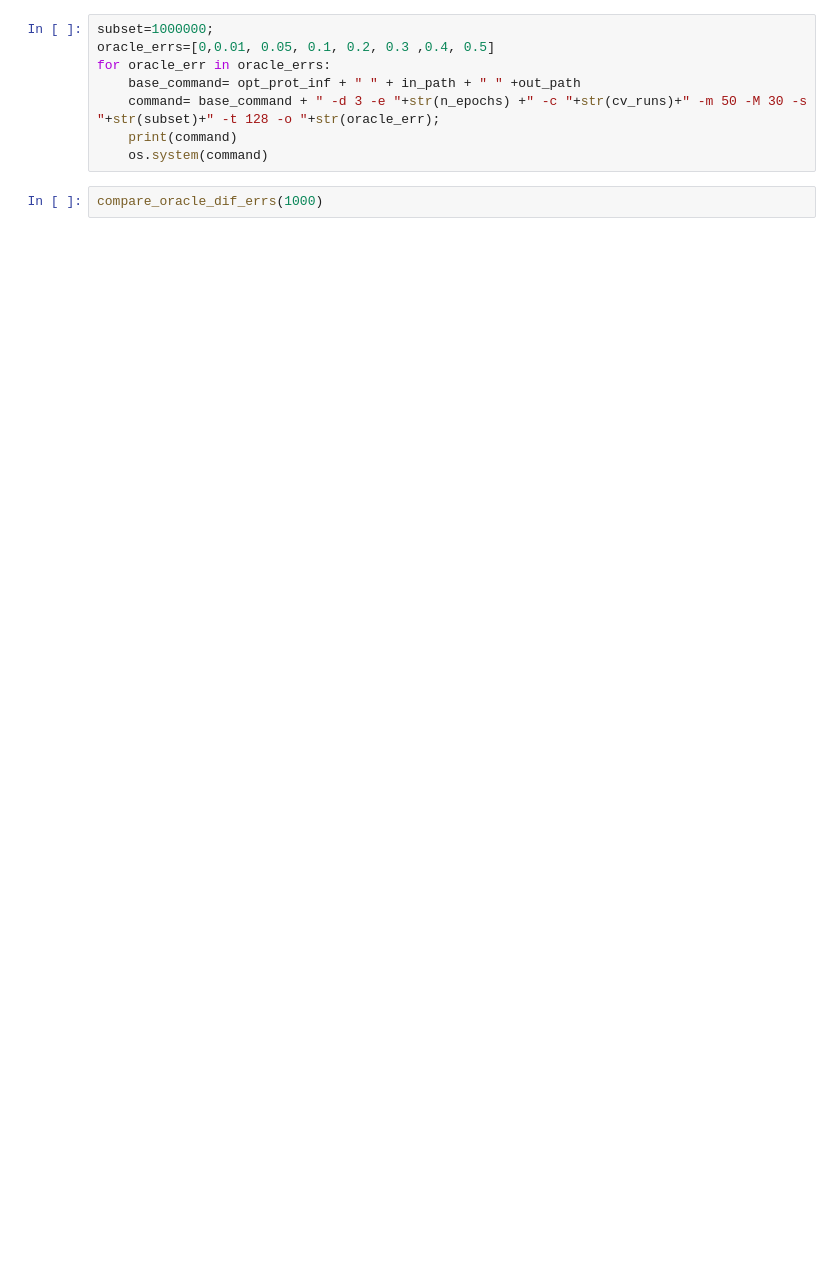
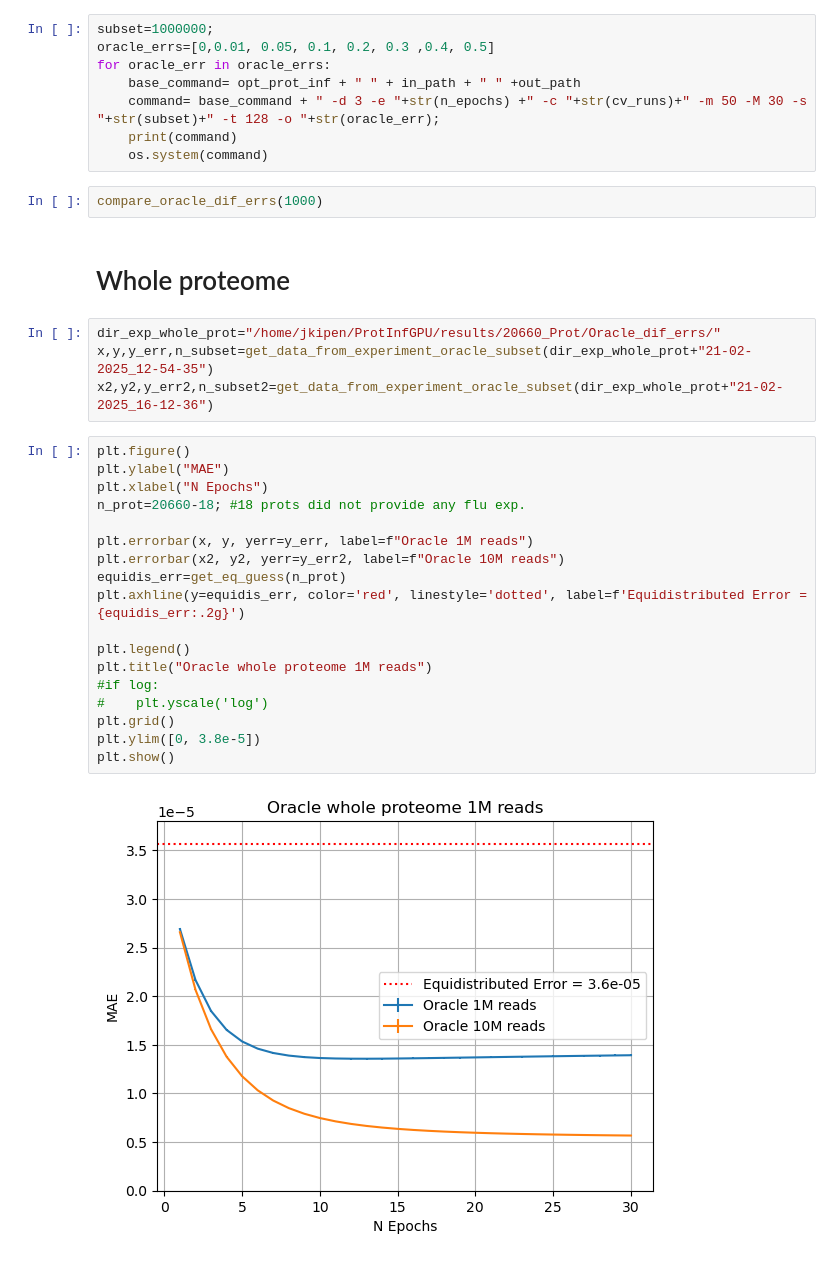
Before and after one commit to JavierKipen/ProtInfGPU, a Jupyter notebook: scripts/WhatprotDatasets.ipynb, the cells around one changed output. Cells and saved outputs as stored; diff of their text form; blank space fills up the shorter version.

Commit message:
Could achieve first results for whole proteome. For now I am running oracle, changed the generating to the whatprot setup

```diff
--- a/scripts/WhatprotDatasets.ipynb
+++ b/scripts/WhatprotDatasets.ipynb
@@ -192,3 +192,29 @@ for oracle_err in oracle_errs:
     os.system(command)
 # %%
 compare_oracle_dif_errs(1000)
+# %% [markdown]
+# Whole proteome
+# %%
+dir_exp_whole_prot="/home/jkipen/ProtInfGPU/results/20660_Prot/Oracle_dif_errs/"
+x,y,y_err,n_subset=get_data_from_experiment_oracle_subset(dir_exp_whole_prot+"21-02-2025_12-54-35")
+x2,y2,y_err2,n_subset2=get_data_from_experiment_oracle_subset(dir_exp_whole_prot+"21-02-2025_16-12-36")
+# %%
+plt.figure()
+plt.ylabel("MAE")
+plt.xlabel("N Epochs")
+n_prot=20660-18; #18 prots did not provide any flu exp.
+
+plt.errorbar(x, y, yerr=y_err, label=f"Oracle 1M reads")
+plt.errorbar(x2, y2, yerr=y_err2, label=f"Oracle 10M reads")
+equidis_err=get_eq_guess(n_prot)
+plt.axhline(y=equidis_err, color='red', linestyle='dotted', label=f'Equidistributed Error = {equidis_err:.2g}')
+
+plt.legend()
+plt.title("Oracle whole proteome 1M reads")
+#if log:
+#    plt.yscale('log')
+plt.grid()
+plt.ylim([0, 3.8e-5])
+plt.show()
+# %% [output]
+[figure, added]
```
Also changed, not shown: parts of 1 cell of this notebook, 19 other files.
